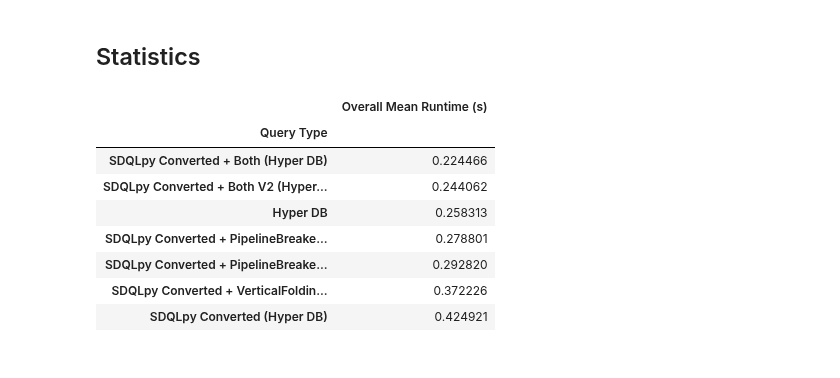
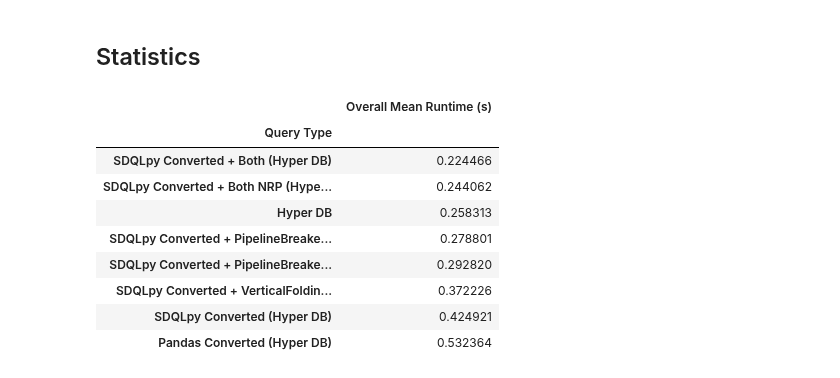
Before and after one commit to groegercesg/QueryBridge, a Jupyter notebook: benchmarking/notebooks/year2_analysis.ipynb, the cells around one changed output. Cells and saved outputs as stored; diff of their text form; code cells hidden in the pictures.

```diff
--- a/benchmarking/notebooks/year2_analysis.ipynb
+++ b/benchmarking/notebooks/year2_analysis.ipynb
@@ -310,21 +271,22 @@ sdqlpy_versions_data
 # %%
 overall = results.groupby("Query Type").agg(
     overall_mean_runtime=("Mean", "mean")
 )
 overall = overall.sort_values(by="overall_mean_runtime")
 overall = overall.rename(columns={"overall_mean_runtime": "Overall Mean Runtime (s)"})
 
-overall.head(7)
+overall.head(10)
 # %% [output]
 |  | Overall Mean Runtime (s) |
 | Query Type |  |
 | SDQLpy Converted + Both (Hyper DB) | 0.224466 |
-| SDQLpy Converted + Both V2 (Hyper... | 0.244062 |
+| SDQLpy Converted + Both NRP (Hype... | 0.244062 |
 | Hyper DB | 0.258313 |
 | SDQLpy Converted + PipelineBreake... | 0.278801 |
 | SDQLpy Converted + PipelineBreake... | 0.292820 |
 | SDQLpy Converted + VerticalFoldin... | 0.372226 |
 | SDQLpy Converted (Hyper DB) | 0.424921 |
+| Pandas Converted (Hyper DB) | 0.532364 |
 # %%
 # Average runtime chart
 
```
Also changed, not shown: parts of 5 cells of this notebook.
